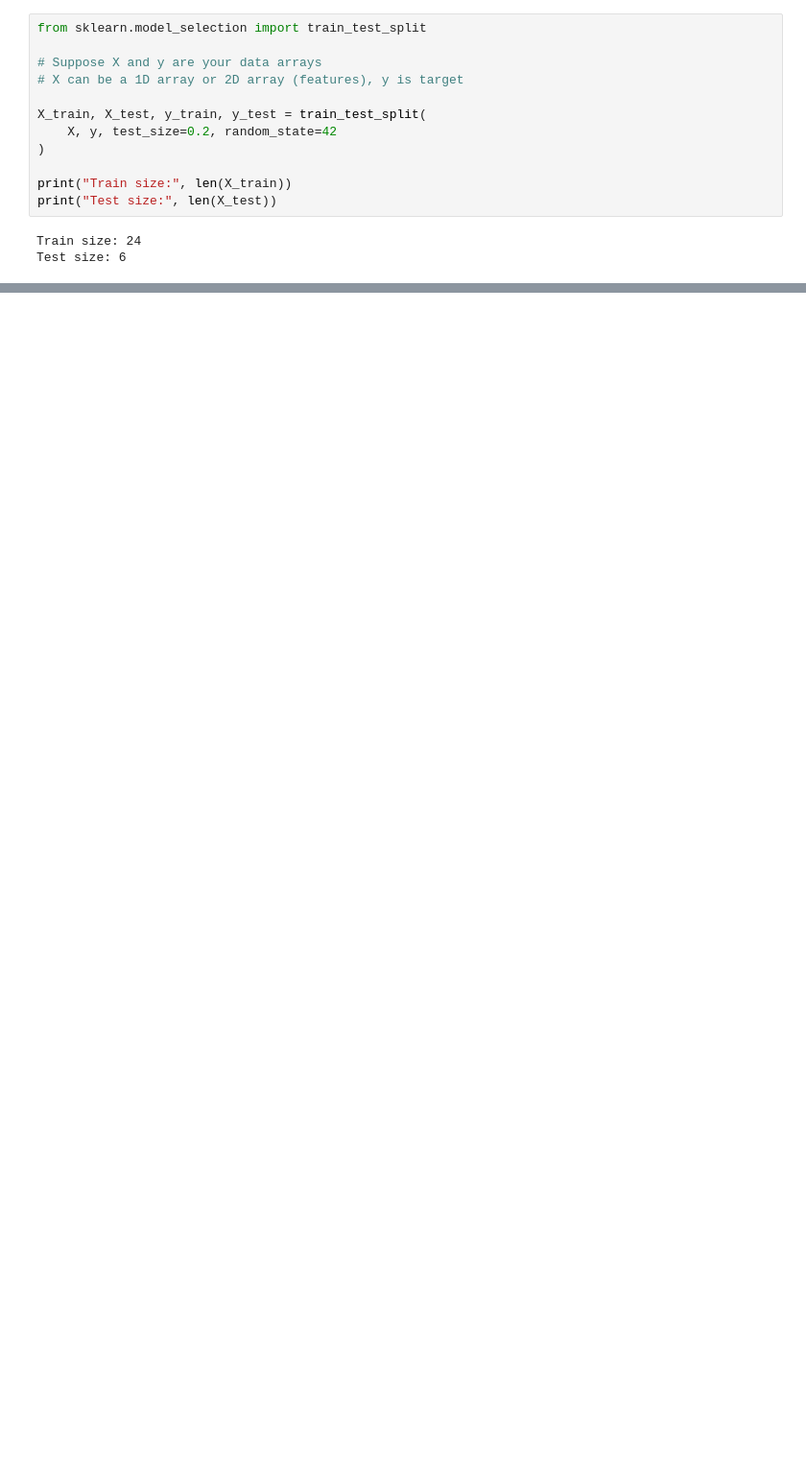
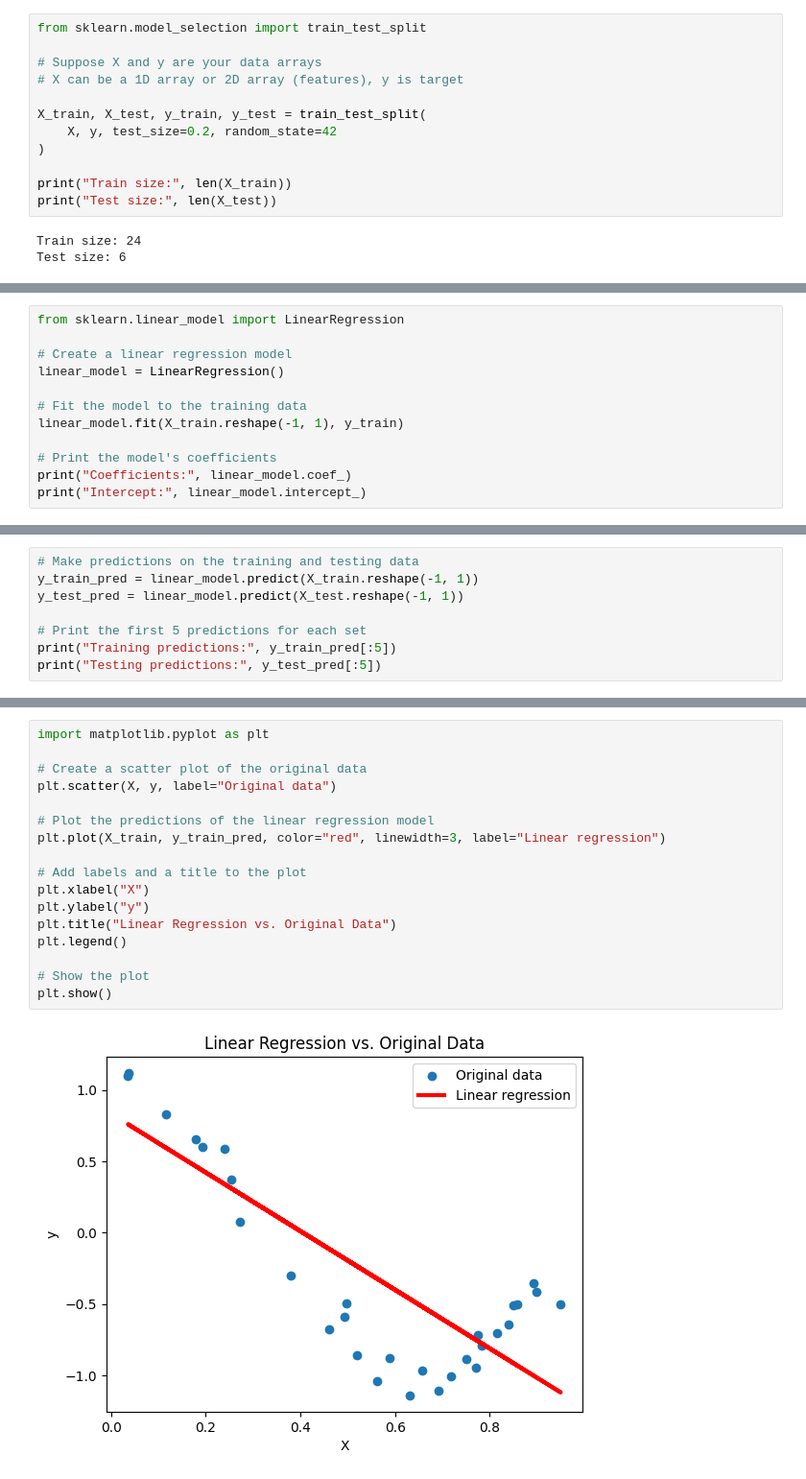
Before and after one commit to Ritesh1126/Deep-Learning, a Jupyter notebook: overfitting and underfitting issues.ipynb, the cells around one changed output, grey strips where cells are left out. Shown: that part at 96% size. Drawn from its saved outputs; the diff is of its cells as text; blank space fills up the shorter version.

```diff
--- a/overfitting and underfitting issues.ipynb
+++ b/overfitting and underfitting issues.ipynb
@@ -28,0 +84,12 @@ Test size: 6
+# %%
+from sklearn.linear_model import LinearRegression
+
+# Create a linear regression model
+linear_model = LinearRegression()
+
+# Fit the model to the training data
+linear_model.fit(X_train.reshape(-1, 1), y_train)
+
+# Print the model's coefficients
+print("Coefficients:", linear_model.coef_)
+print("Intercept:", linear_model.intercept_)
@@ -28,0 +99,8 @@ Test size: 6
+# %%
+# Make predictions on the training and testing data
+y_train_pred = linear_model.predict(X_train.reshape(-1, 1))
+y_test_pred = linear_model.predict(X_test.reshape(-1, 1))
+
+# Print the first 5 predictions for each set
+print("Training predictions:", y_train_pred[:5])
+print("Testing predictions:", y_test_pred[:5])
@@ -28,0 +110,19 @@ Test size: 6
+# %%
+import matplotlib.pyplot as plt
+
+# Create a scatter plot of the original data
+plt.scatter(X, y, label="Original data")
+
+# Plot the predictions of the linear regression model
+plt.plot(X_train, y_train_pred, color="red", linewidth=3, label="Linear regression")
+
+# Add labels and a title to the plot
+plt.xlabel("X")
+plt.ylabel("y")
+plt.title("Linear Regression vs. Original Data")
+plt.legend()
+
+# Show the plot
+plt.show()
+# %% [output]
+[figure, added]
```
Also changed, not shown: parts of 7 cells of this notebook.
